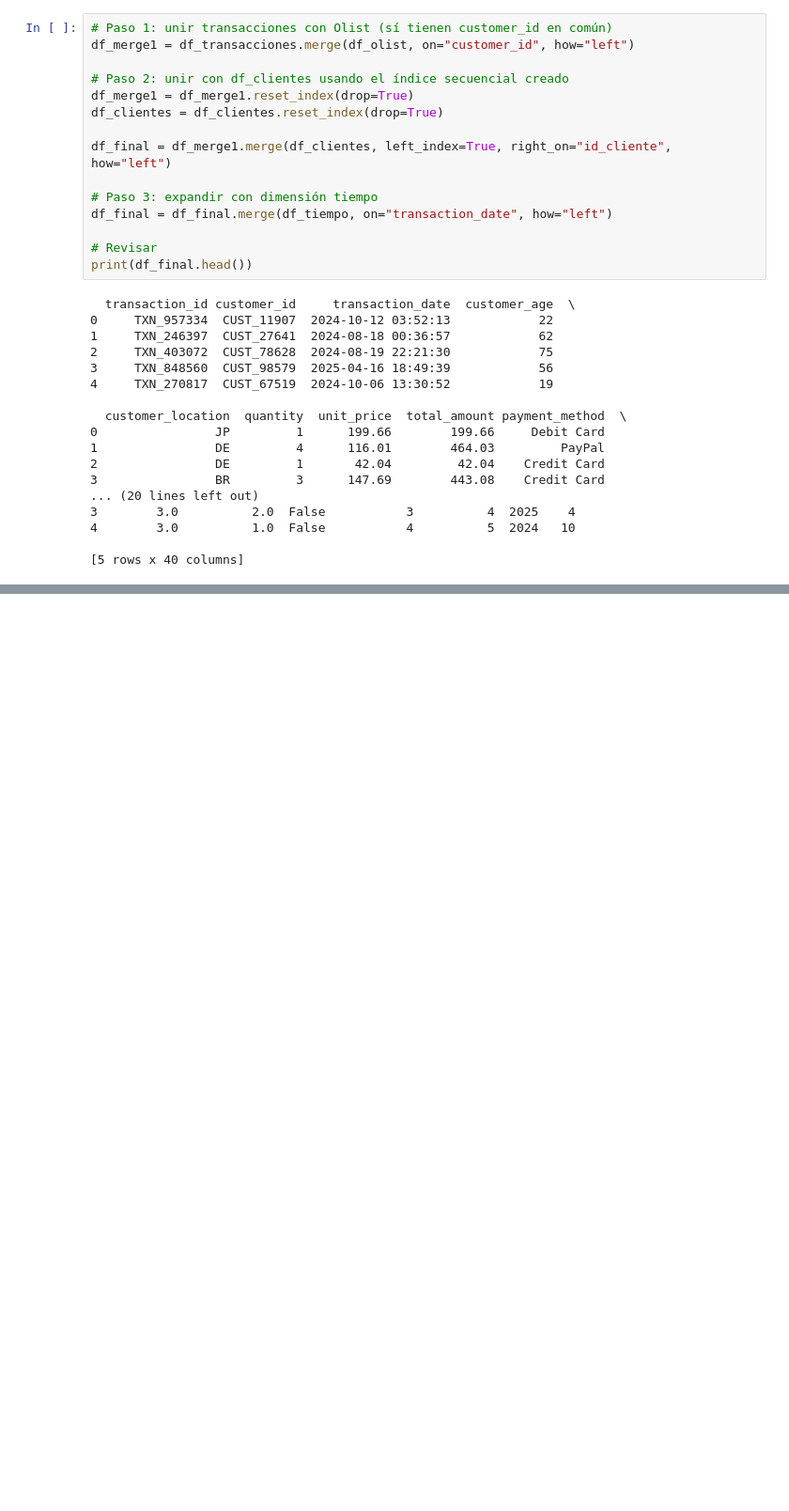
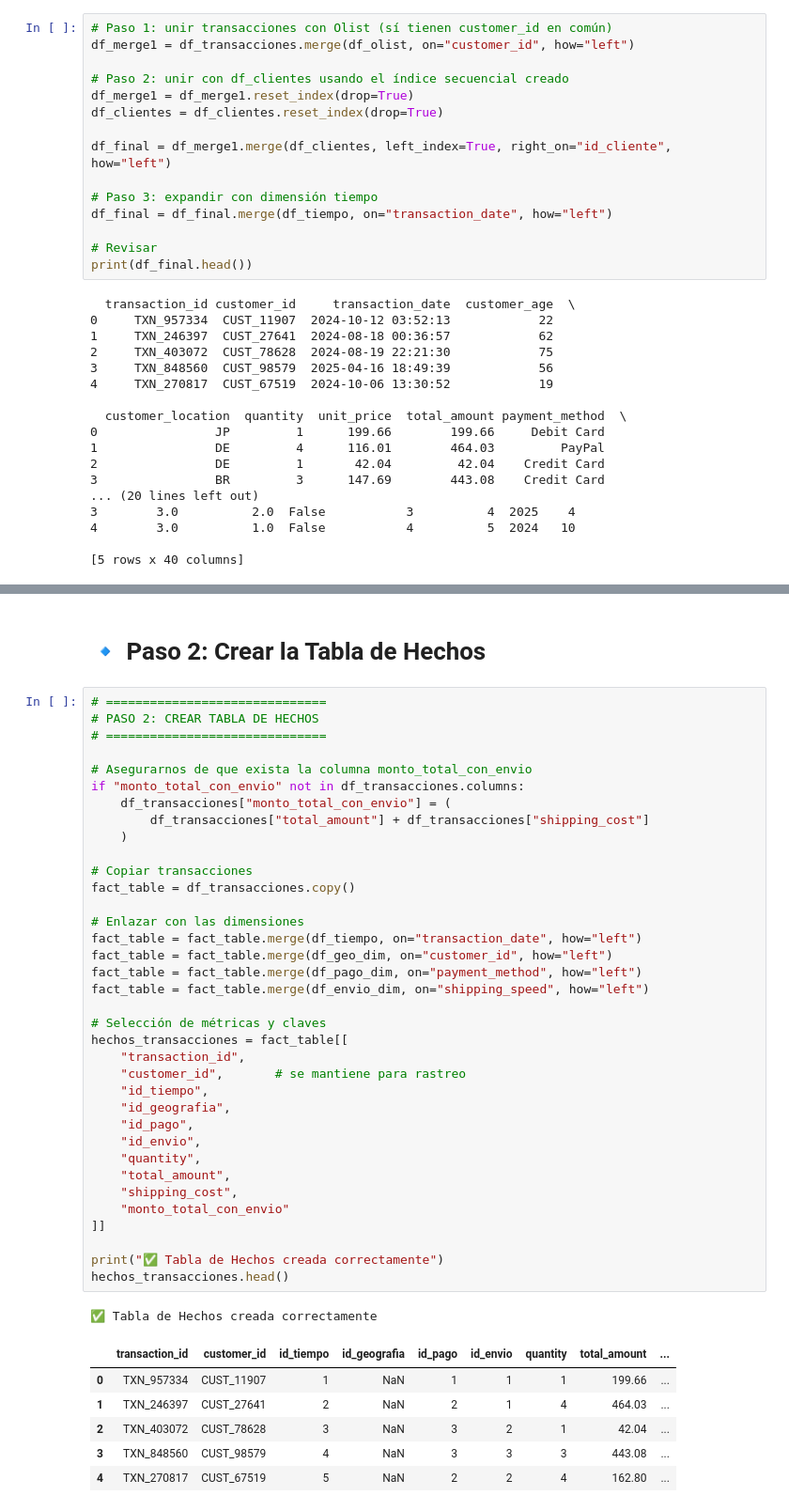
Before and after one commit to jooel123/desarrolloG1, a Jupyter notebook: practicaG1.ipynb, the cells around one changed output, grey strips where cells are left out. Shown at 94% size. Cells and saved outputs as stored; diff of their text form; blank space fills up the shorter version.

```diff
--- a/practicaG1.ipynb
+++ b/practicaG1.ipynb
@@ -1201,0 +1266,46 @@ print(df_final.head())
+# %% [markdown]
+# 🔹 Paso 2: Crear la Tabla de Hechos
+# %%
+# ==============================
+# PASO 2: CREAR TABLA DE HECHOS
+# ==============================
+
+# Asegurarnos de que exista la columna monto_total_con_envio
+if "monto_total_con_envio" not in df_transacciones.columns:
+    df_transacciones["monto_total_con_envio"] = (
+        df_transacciones["total_amount"] + df_transacciones["shipping_cost"]
+    )
+
+# Copiar transacciones
+fact_table = df_transacciones.copy()
+
+# Enlazar con las dimensiones
+fact_table = fact_table.merge(df_tiempo, on="transaction_date", how="left")
+fact_table = fact_table.merge(df_geo_dim, on="customer_id", how="left")
+fact_table = fact_table.merge(df_pago_dim, on="payment_method", how="left")
+fact_table = fact_table.merge(df_envio_dim, on="shipping_speed", how="left")
+
+# Selección de métricas y claves
+hechos_transacciones = fact_table[[
+    "transaction_id",
+    "customer_id",       # se mantiene para rastreo
+    "id_tiempo",
+    "id_geografia",
+    "id_pago",
+    "id_envio",
+    "quantity",
+    "total_amount",
+    "shipping_cost",
+    "monto_total_con_envio"
+]]
+
+print("✅ Tabla de Hechos creada correctamente")
+hechos_transacciones.head()
+# %% [output]
+✅ Tabla de Hechos creada correctamente
+|  | transaction_id | customer_id | id_tiempo | id_geografia | id_pago | id_envio | quantity | total_amount | ... |
+| 0 | TXN_957334 | CUST_11907 | 1 | NaN | 1 | 1 | 1 | 199.66 | ... |
+| 1 | TXN_246397 | CUST_27641 | 2 | NaN | 2 | 1 | 4 | 464.03 | ... |
+| 2 | TXN_403072 | CUST_78628 | 3 | NaN | 3 | 2 | 1 | 42.04 | ... |
+| 3 | TXN_848560 | CUST_98579 | 4 | NaN | 3 | 3 | 3 | 443.08 | ... |
+| 4 | TXN_270817 | CUST_67519 | 5 | NaN | 2 | 2 | 4 | 162.80 | ... |
```
Also changed, not shown: parts of 8 cells of this notebook.
